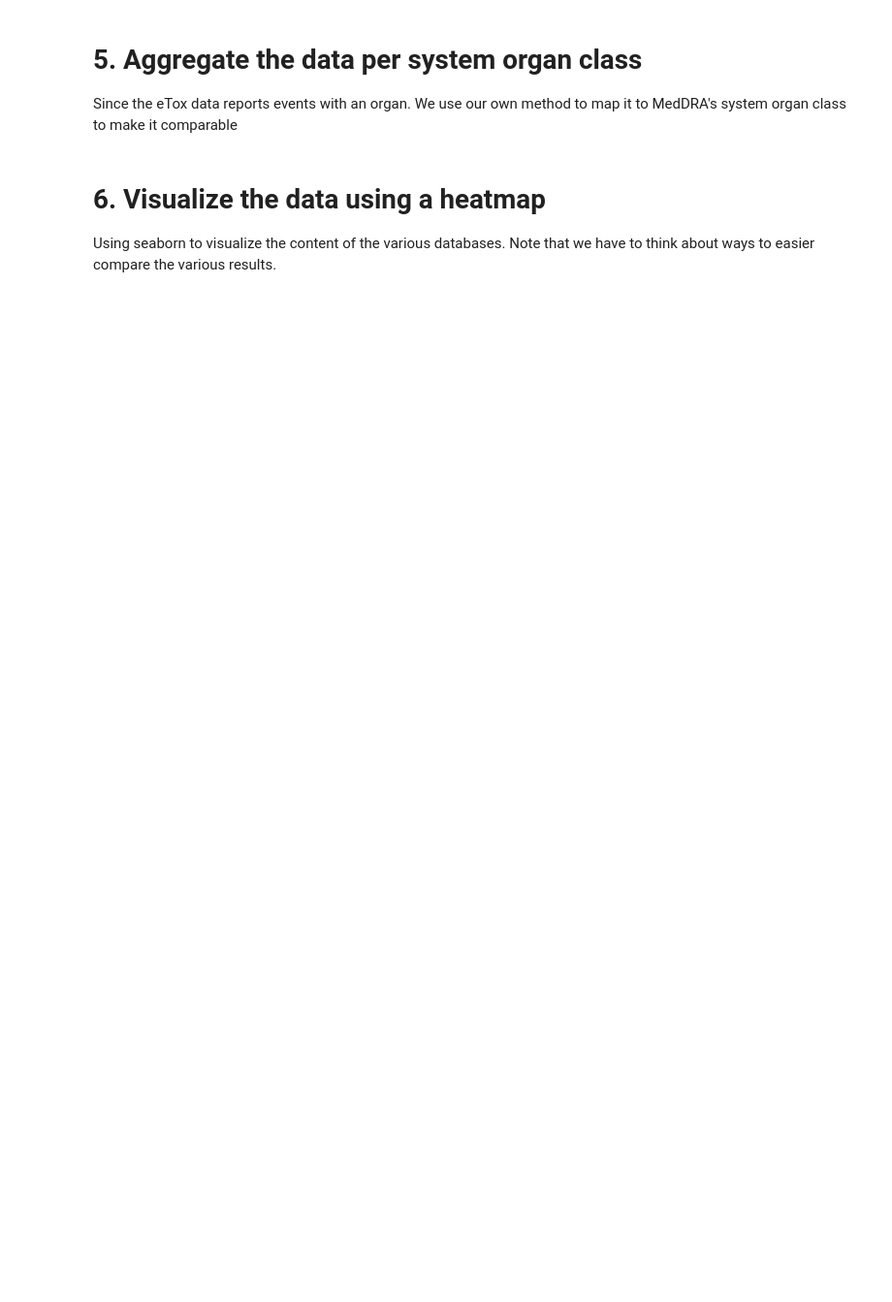
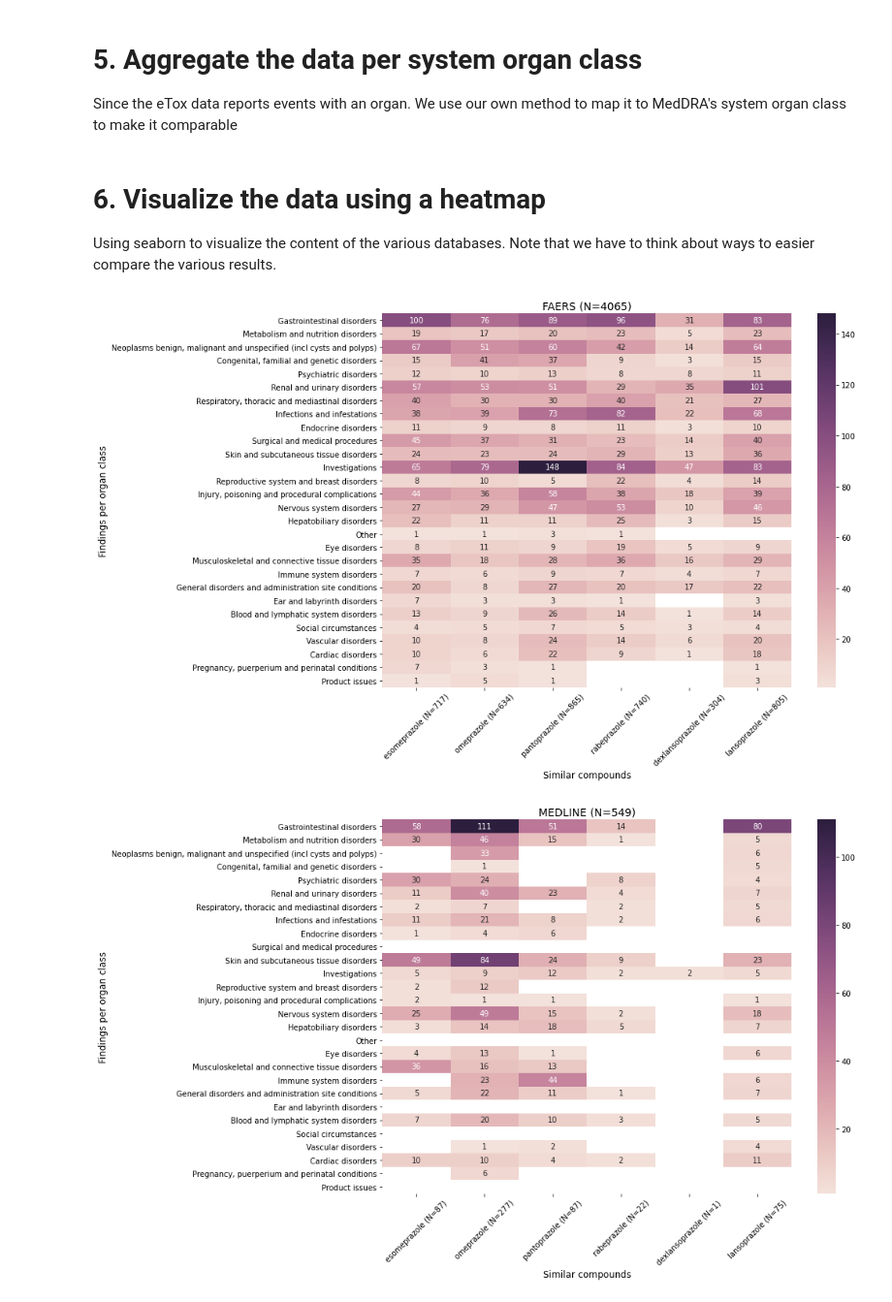
Before and after one commit to erikvanmulligen/etransafe-use-scenarios, a Jupyter notebook: notebooks/heatmap-omeprazole-v2.ipynb, the cells around one changed output. Shown at 97% size. Cells and saved outputs as stored; diff of their text form; code cells hidden in the pictures; blank space fills up the shorter version.

```diff
--- a/notebooks/heatmap-omeprazole-v2.ipynb
+++ b/notebooks/heatmap-omeprazole-v2.ipynb
@@ -149,15 +175,19 @@ system = {}
 all_compounds = [c.lower() for c in names]
 socs = {}
 
+def getCompoundNameBySmiles(s):
+    return names[smiles.index(s)]
+
 for service in service_names:
     source = service['name']
     if source in studies:
         for study in studies[source]:
-            soc = study['FINDING']['__soc']
-            if soc not in socs:
+            for finding in study['findings']:
+                soc = finding['__soc']
                 if soc not in socs:
-                    socs[soc] = set()
-                socs[soc].add(study['STUDY']['id'])
+                    if soc not in socs:
+                        socs[soc] = set()
+                    socs[soc].add(study['id'])
 
 
 # sort the socs per count
@@ -173,18 +203,18 @@ for service in service_names:
         source_study_ids = set()
         system[source] = {
                             'data':np.zeros((len(all_socs),len(all_compounds)), dtype=int).tolist(),
-                            'studies': [[set() for i in range(len(all_compounds))] for j in range(len(all_socs))],
+                            'studies': [set() for i in range(len(all_compounds))],
                             'rows':list(all_socs.keys()),
                             'cols':all_compounds}
         # study_ids = [ [set()] * len(all_compounds) for i in range(len(all_socs)) ]
         for study in studies[source]:
-            soc = study['FINDING']['__soc']
-            row = system[source]['rows'].index(soc)
-            col = system[source]['cols'].index(study['COMPOUND']['name'].lower())
-            # study_ids[row][col].add(study['STUDY']['id'])
-            system[source]['data'][row][col] += 1
-            system[source]['studies'][row][col].add(study['STUDY']['id'])
-            source_study_ids.update(system[source]['studies'][row][col])
+            col = system[source]['cols'].index(getCompoundNameBySmiles(study['standardSmile']))
+            for finding in study['findings']:
+                soc = finding['__soc']
+                row = system[source]['rows'].index(soc)
+                system[source]['data'][row][col] += 1
+            system[source]['studies'][col].add(study['id'])
+            source_study_ids.add(study['id'])
         total_count[source] = len(source_study_ids)
 # %% [markdown]
 # 6. Visualize the data using a heatmap
@@ -201,34 +231,36 @@ for source,value in system.items():
         for c in range(0, len(all_compounds)):
             data_mask[r][c] = 1 if data[r][c] == 0 else 0
 
     colormap = sns.cubehelix_palette(as_cmap=True, light=.9)
 
     col_count = [0] * len(all_compounds)
-    # for row in data:
-    #     for col in range(0, len(row)):
-    #         col_count[col] += row[col]
     col_studies = [set() for _ in range(0, len(all_compounds))]
     for row in range(len(all_socs)):
         for col in range(0, len(all_compounds)):
             col_count[col] += data[row][col]
-            col_studies[col].update(system[source]['studies'][row][col])
+
+    for col in range(0, len(all_compounds)):
+        col_studies[col].update(system[source]['studies'][col])
 
 
     col_labels = [f'{all_compounds[c]} (N={len(col_studies[c])})' for c in range(0, len(all_compounds))]
 
     ax = sns.heatmap(data, mask=data_mask, xticklabels=col_labels, yticklabels=list(all_socs.keys()), annot=True, fmt=".0f", cmap=colormap)
     ax.set_xticklabels(ax.get_xmajorticklabels(), rotation=45)
 
     title = source
     for service_name in service_names:
         if service_name['name'] == source:
             title = f'{service_name["title"]} (N={total_count[source]})'
             break
 
     plt.title(title, fontsize = 14)
     plt.ylabel("Findings per organ class", fontsize = 12)
     plt.xlabel("Similar compounds", fontsize = 12)
     plt.show()
 
     print('')
     print('')
+# %% [output]
+[figure, added]
+[figure, added]
```
Also changed, not shown: parts of 2 cells of this notebook.
